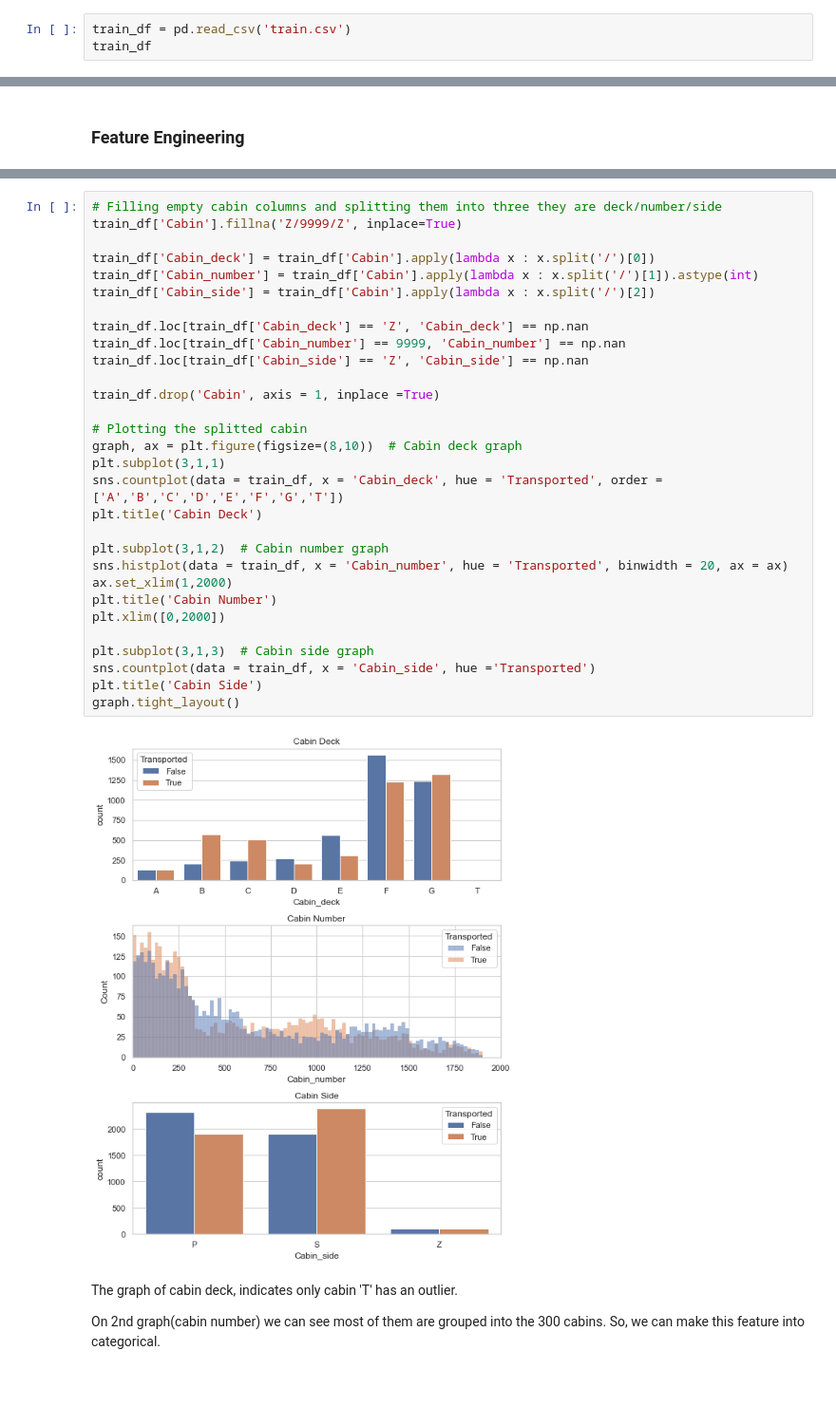
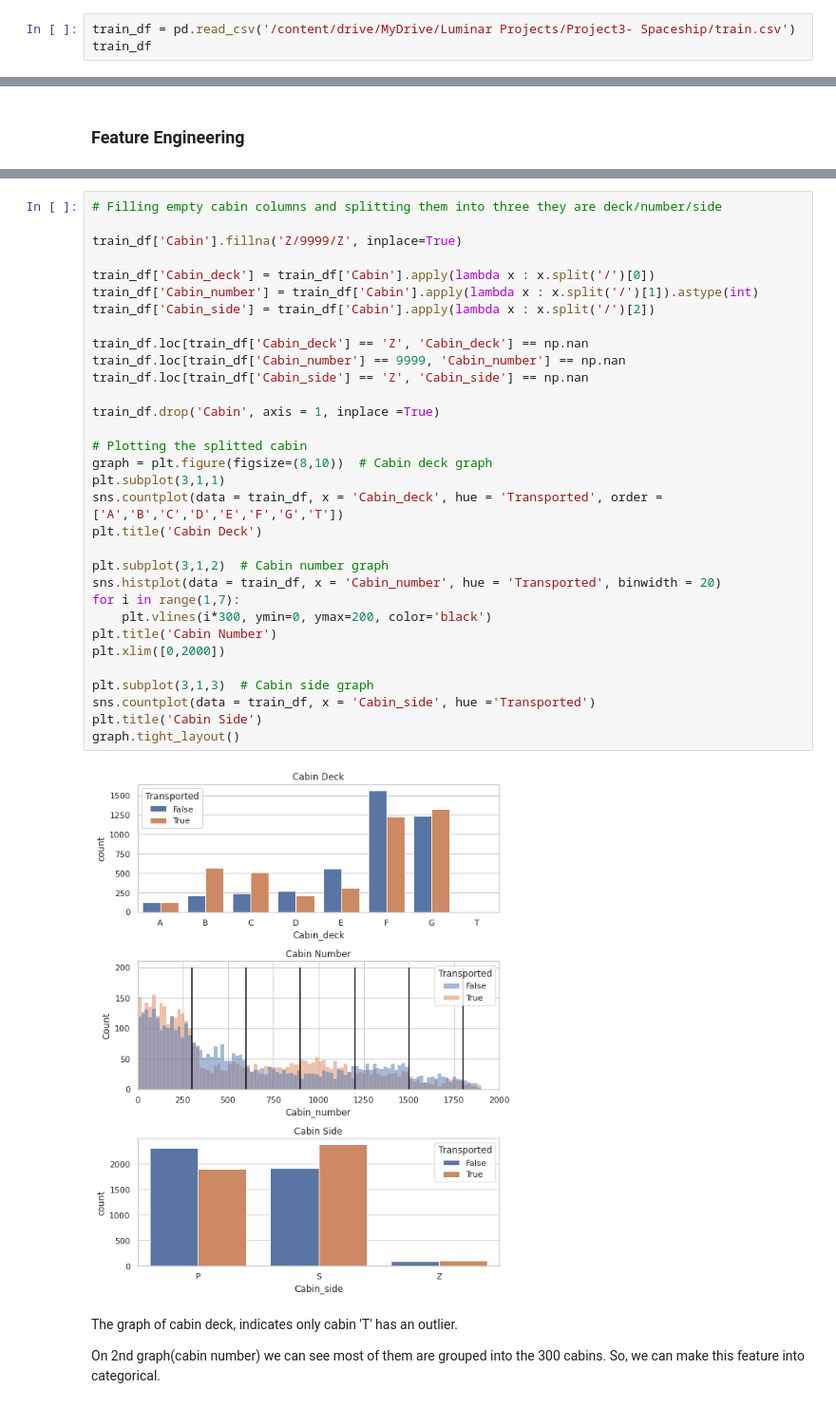
Before and after one commit to BharadwajPeringara/Spaceship_Titanic, a Jupyter notebook: spaceship.ipynb, the cells around one changed output, grey strips where cells are left out. Shown: that part at 95% size. Drawn from its saved outputs; the diff is of its cells as text.

```diff
--- a/spaceship.ipynb
+++ b/spaceship.ipynb
@@ -15,7 +27,7 @@ from sklearn.preprocessing import LabelEncoder
 # %% [markdown]
 ### Loading dataset
 # %%
-train_df = pd.read_csv('train.csv')
+train_df = pd.read_csv('/content/drive/MyDrive/Luminar Projects/Project3- Spaceship/train.csv')
 train_df
 # %% [output]
 |  | PassengerId | HomePlanet | CryoSleep | Cabin | Destination | Age | VIP | RoomService | FoodCourt | ... |
@@ -236,35 +248,37 @@ Text(0.5, 1.0, 'Age Group distribution')
 # %%
 # Filling empty cabin columns and splitting them into three they are deck/number/side
+
 train_df['Cabin'].fillna('Z/9999/Z', inplace=True)
 
 train_df['Cabin_deck'] = train_df['Cabin'].apply(lambda x : x.split('/')[0])
 train_df['Cabin_number'] = train_df['Cabin'].apply(lambda x : x.split('/')[1]).astype(int)
 train_df['Cabin_side'] = train_df['Cabin'].apply(lambda x : x.split('/')[2])
 
 train_df.loc[train_df['Cabin_deck'] == 'Z', 'Cabin_deck'] == np.nan
 train_df.loc[train_df['Cabin_number'] == 9999, 'Cabin_number'] == np.nan
 train_df.loc[train_df['Cabin_side'] == 'Z', 'Cabin_side'] == np.nan
 
 train_df.drop('Cabin', axis = 1, inplace =True)
 
 # Plotting the splitted cabin
-graph, ax = plt.figure(figsize=(8,10))  # Cabin deck graph
+graph = plt.figure(figsize=(8,10))  # Cabin deck graph
 plt.subplot(3,1,1)
 sns.countplot(data = train_df, x = 'Cabin_deck', hue = 'Transported', order = ['A','B','C','D','E','F','G','T'])
 plt.title('Cabin Deck')
 
 plt.subplot(3,1,2)  # Cabin number graph
-sns.histplot(data = train_df, x = 'Cabin_number', hue = 'Transported', binwidth = 20, ax = ax)
-ax.set_xlim(1,2000)
+sns.histplot(data = train_df, x = 'Cabin_number', hue = 'Transported', binwidth = 20)
+for i in range(1,7):
+    plt.vlines(i*300, ymin=0, ymax=200, color='black')
 plt.title('Cabin Number')
 plt.xlim([0,2000])
 
 plt.subplot(3,1,3)  # Cabin side graph
 sns.countplot(data = train_df, x = 'Cabin_side', hue ='Transported')
 plt.title('Cabin Side')
 graph.tight_layout()
 # %% [output]
-[figure, old version]
+[figure, new version]
 # %% [markdown]
 The graph of cabin deck, indicates only cabin 'T' has an outlier.
 
```
Also changed, not shown: parts of 35 cells of this notebook.
